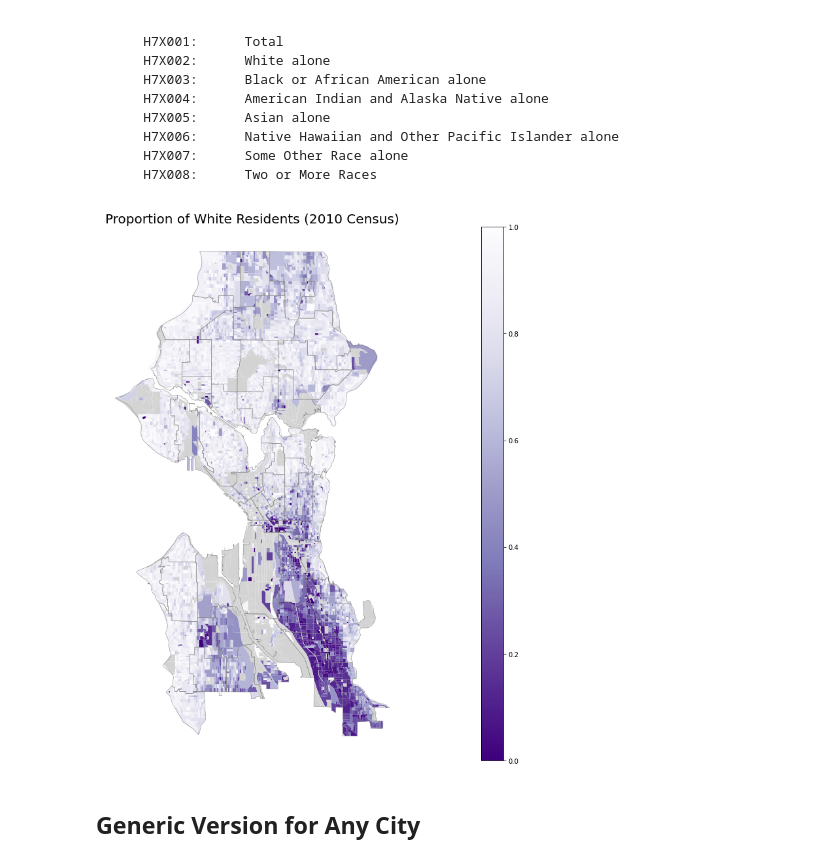
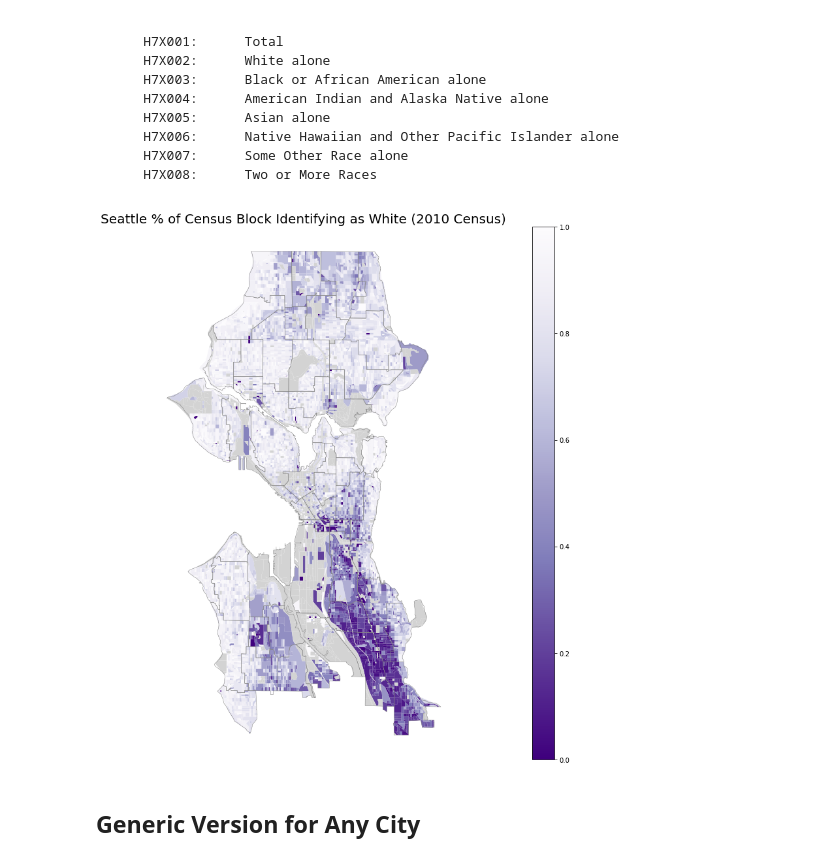
Before and after one commit to allisoncstafford/seattle_tree_canopy_blog, a Jupyter notebook: census_ethnicity.ipynb, the cells around one changed output. Saved outputs shown, nothing was run; the diff lists cells and outputs as text; code cells hidden in the pictures.

Commit message:
update image titles

```diff
--- a/census_ethnicity.ipynb
+++ b/census_ethnicity.ipynb
@@ -139,22 +139,22 @@ seattle_outline = gpd.read_file('../data/Community_Reporting_Areas-shp/Community
 # %%
 fig, ax = plt.subplots(figsize=(12,12))
 divider = make_axes_locatable(ax)
 cax = divider.append_axes("right", size="5%", pad=0.1)
 seattle_blocks_map.plot(ax=ax,
                         column='white_rate',
                         cmap='Purples_r',
                         legend=True,
                         cax=cax,
                         missing_kwds={"color": "lightgrey"},
                        )
 seattle_outline.plot(ax=ax, facecolor='none', edgecolor='grey', linewidth=.5)
-ax.set_title('Proportion of White Residents (2010 Census)', fontsize=20)
+ax.set_title('Seattle % of Census Block Identifying as White (2010 Census)', fontsize=20)
 fig.patch.set_visible(False)
 ax.axis('off')
 plt.tight_layout()
 plt.savefig('images/choropleth.png')
 # %% [output]
-[figure, old version]
+[figure, new version]
 # %% [markdown]
 ## Generic Version for Any City
 # %%
```
Also changed, not shown: parts of 1 cell of this notebook, 6 other files.
